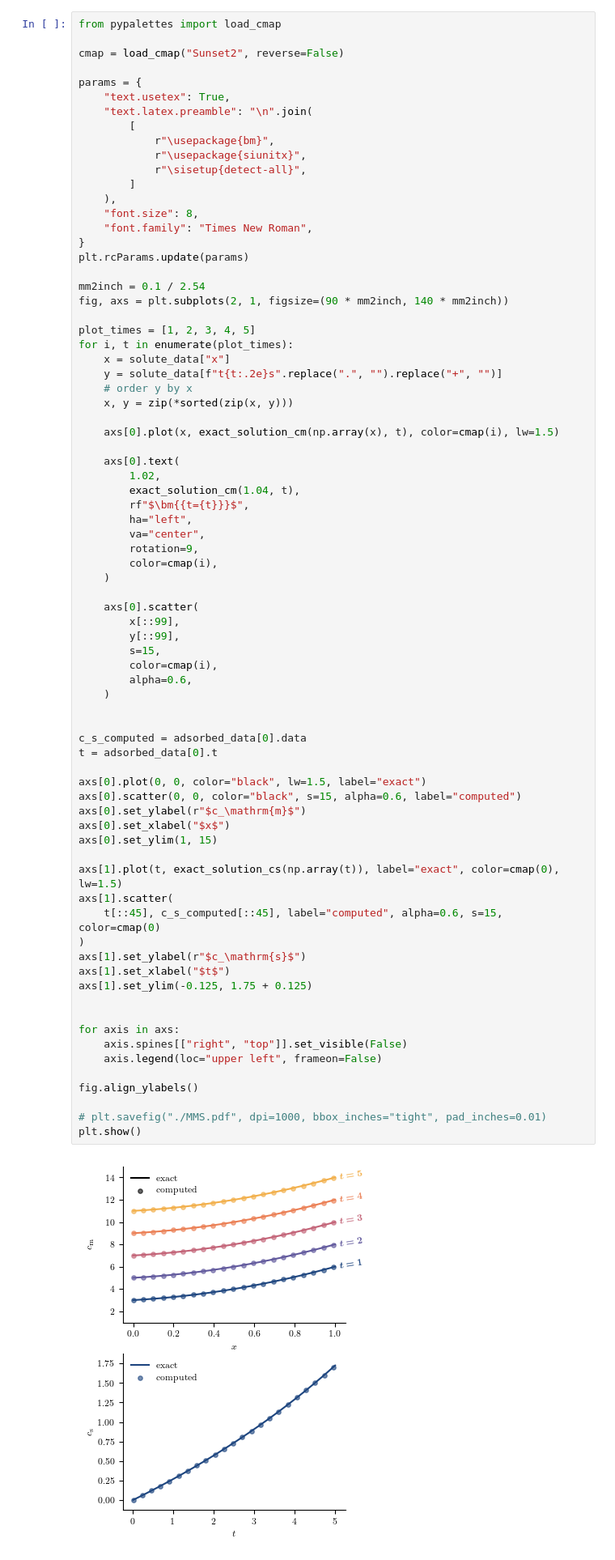
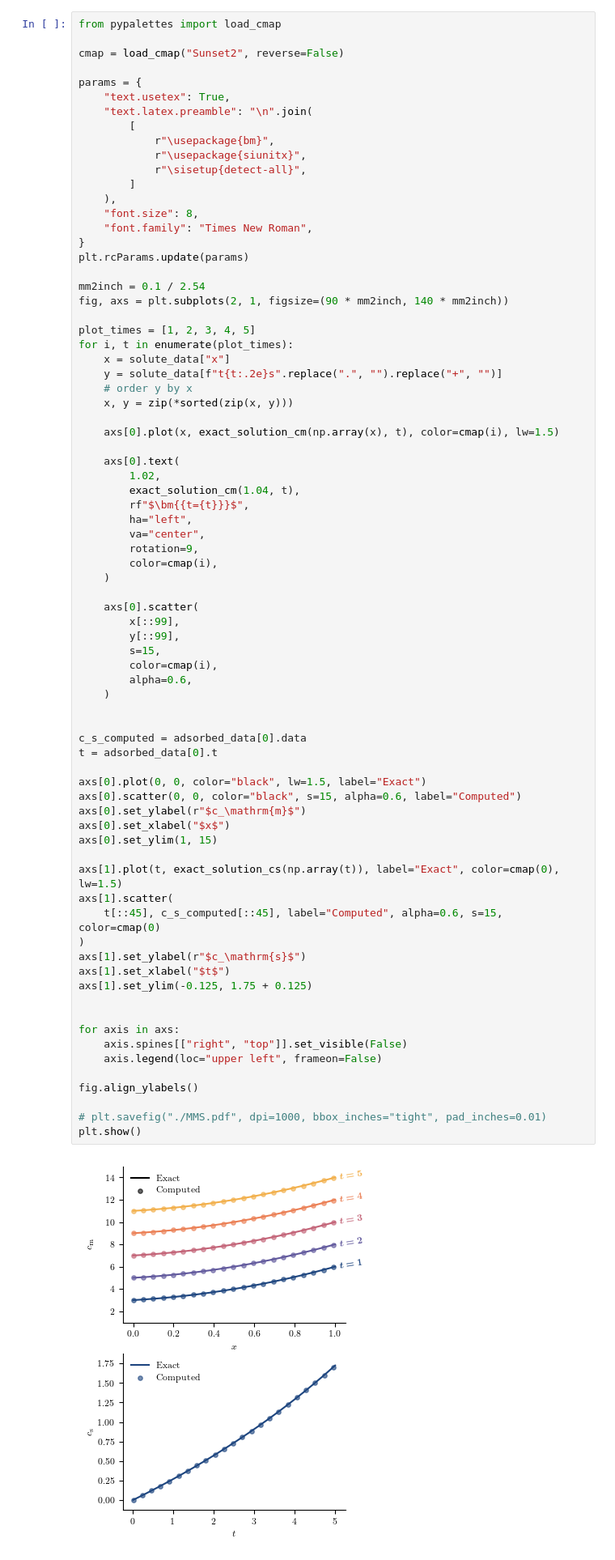
Before and after one commit to KulaginVladimir/FESTIM-SurfaceKinetics-Validation, a Jupyter notebook: MMS/MMS.ipynb, the cells around one changed output. Shown at 81% size. Saved outputs shown, nothing was run; the diff lists cells and outputs as text.

```diff
--- a/MMS/MMS.ipynb
+++ b/MMS/MMS.ipynb
@@ -240,38 +240,38 @@ for i, t in enumerate(plot_times):
         y[::99],
         s=15,
         color=cmap(i),
         alpha=0.6,
     )
 
 
 c_s_computed = adsorbed_data[0].data
 t = adsorbed_data[0].t
 
-axs[0].plot(0, 0, color="black", lw=1.5, label="exact")
-axs[0].scatter(0, 0, color="black", s=15, alpha=0.6, label="computed")
+axs[0].plot(0, 0, color="black", lw=1.5, label="Exact")
+axs[0].scatter(0, 0, color="black", s=15, alpha=0.6, label="Computed")
 axs[0].set_ylabel(r"$c_\mathrm{m}$")
 axs[0].set_xlabel("$x$")
 axs[0].set_ylim(1, 15)
 
-axs[1].plot(t, exact_solution_cs(np.array(t)), label="exact", color=cmap(0), lw=1.5)
+axs[1].plot(t, exact_solution_cs(np.array(t)), label="Exact", color=cmap(0), lw=1.5)
 axs[1].scatter(
-    t[::45], c_s_computed[::45], label="computed", alpha=0.6, s=15, color=cmap(0)
+    t[::45], c_s_computed[::45], label="Computed", alpha=0.6, s=15, color=cmap(0)
 )
 axs[1].set_ylabel(r"$c_\mathrm{s}$")
 axs[1].set_xlabel("$t$")
 axs[1].set_ylim(-0.125, 1.75 + 0.125)
 
 
 for axis in axs:
     axis.spines[["right", "top"]].set_visible(False)
     axis.legend(loc="upper left", frameon=False)
 
 fig.align_ylabels()
 
 # plt.savefig("./MMS.pdf", dpi=1000, bbox_inches="tight", pad_inches=0.01)
 plt.show()
 # %% [output]
-[figure, old version]
+[figure, new version]
 # %% [markdown]
 # L2-error for solute H (uncomment to run)
 # %%
```
Also changed, not shown: parts of 3 cells of this notebook, 1 other file.
